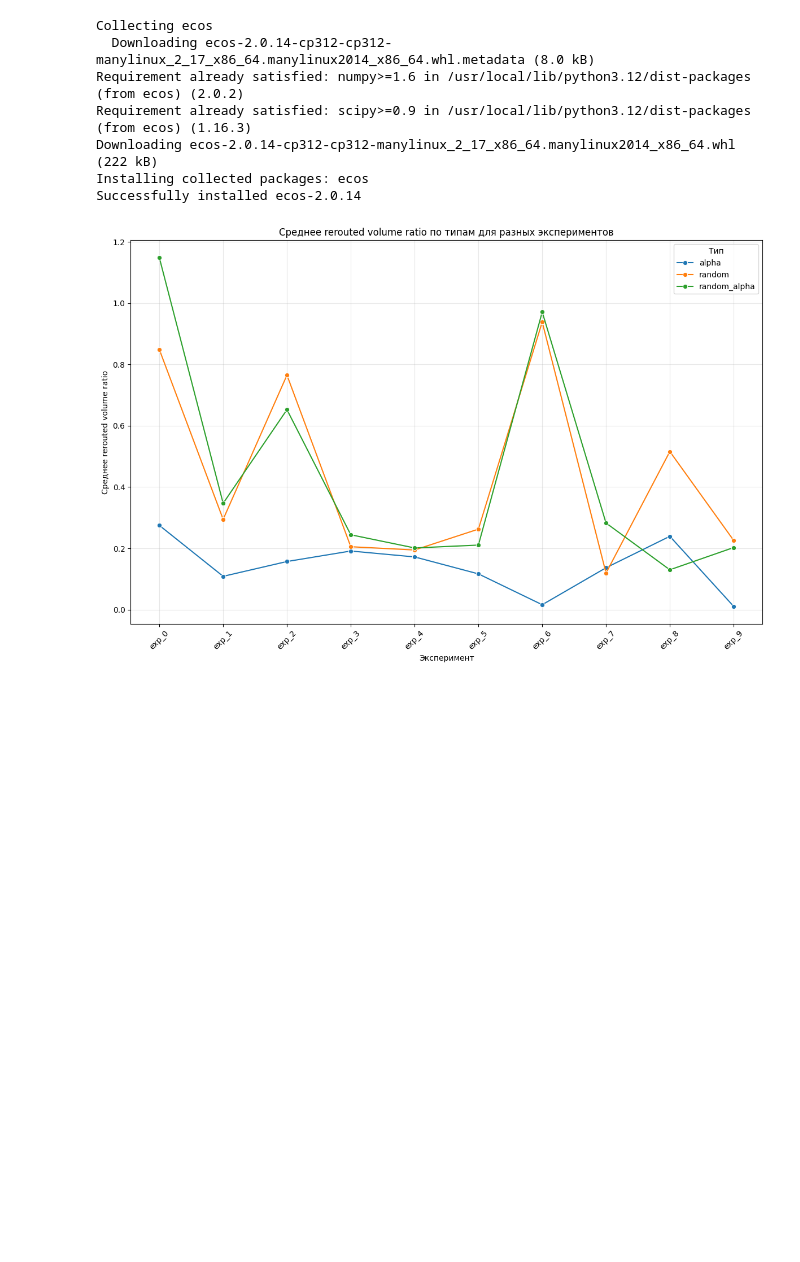
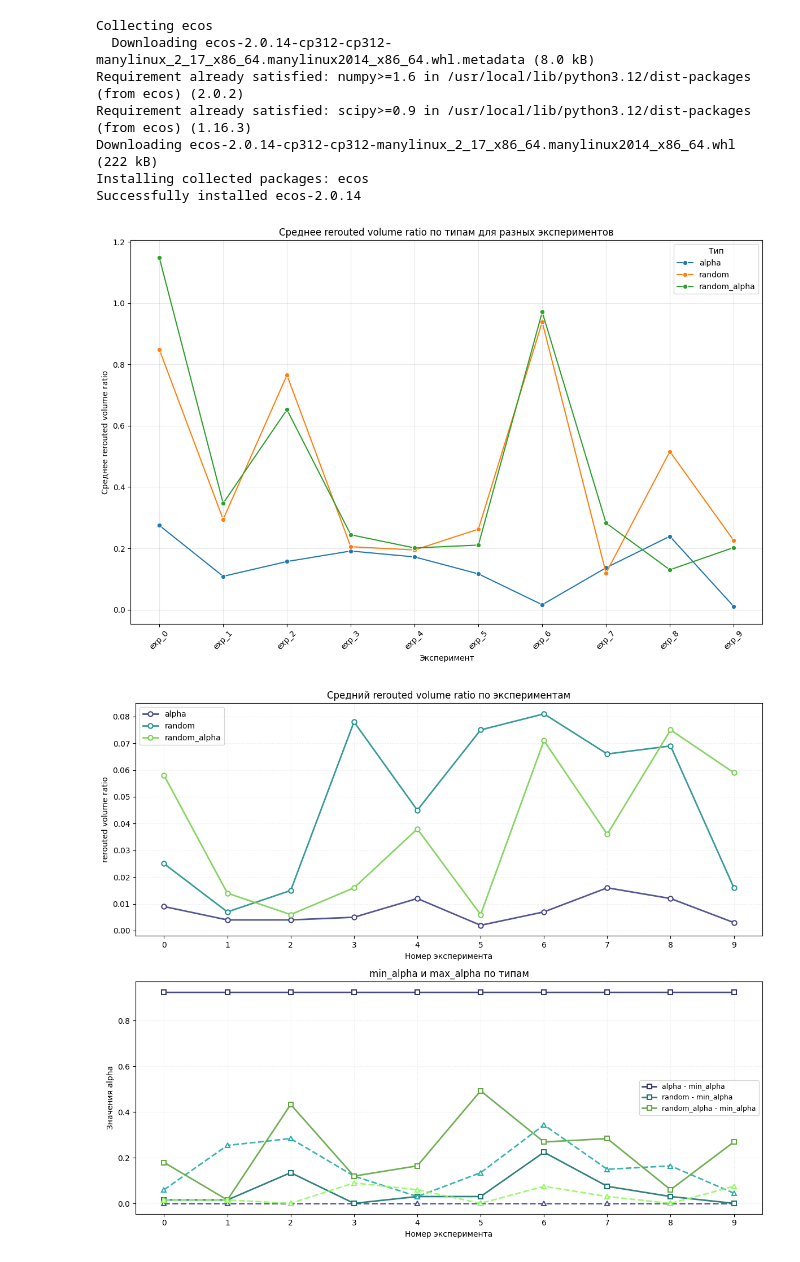
Before and after one commit to Karasiari/Graphs, a Jupyter notebook: CaseWithMean.ipynb, the cells around one changed output. Cells and saved outputs as stored; diff of their text form; code cells hidden in the pictures; blank space fills up the shorter version.

```diff
--- a/CaseWithMean.ipynb
+++ b/CaseWithMean.ipynb
@@ -131,0 +200,41 @@ def small_test(num_tests: int):
+# %%
+from graph_exps.traffic_generation.generation_for_exp import generate_own_traffic
+from graph_exps.SNRBA_generation.generation import generate_snr_ba_graph
+from graph_exps.readers.hugraph_reader import read_hu_graphs
+
+def get_graphs(num, type, capacity_value, names=None):
+  graphs = []
+  if type == "snr":
+    for i in range(num):
+      graph = generate_snr_ba_graph(num_nodes=35, capacity_value=capacity_value, random_seed=42+i)
+      graphs.append(graph)
+  elif type == "hu":
+    hu_graphs = read_hu_graphs('/content/drive/MyDrive/Кола', names, True)
+    for name, graph_data in hu_graphs.items():
+      adj_graph_hu, _ = hu_graphs[name]['adj_graph'], hu_graphs[name]['traffic_graph']
+      for i in range(num):
+        graphs.append(adj_graph_hu)
+  return graphs
+
+
+def small_alpha_test(graphs_for_tests, capacity_value, available_demand_volume, additional_resources, allocation_types):
+  experiment_dfs = []
+  for graph in graphs_for_tests:
+    adj_graph_alpha, traffic_graph_alpha =  generate_own_traffic(
+    graph,
+    available_demand_volumes,
+    generation_type="alpha_with_sa",
+    generation_params={"alpha_target": 0.35, "epsilon": 0.025, "median_weight_for_initial": 20, "var_for_initial": 1, "multi_max": 5, "t": 0.5}
+    )
+    graph_for_exp_alpha = HuGraphForExps(adj_graph_alpha, traffic_graph_alpha)
+    experiment_dfs.append(alpha_pref_test(graph_for_exp_alpha, additional_resources, allocation_types, available_demand_volumes))
+  return experiment_dfs
+
+available_demand_volumes = ((1, 0.9), (2, 0.1))
+capacity_value = 80.0
+additional_resources = [capacity_value] * 5
+allocation_types = ['alpha', 'random_alpha', 'random']
+additional_resources.sort(reverse=True)
+# %%
+snr_graphs_for_test = get_graphs(10, "snr", capacity_value)
+experiment_dfs_snr = small_alpha_test(snr_graphs_for_test, capacity_value, available_demand_volumes, additional_resources, allocation_types)
@@ -131,0 +358,4 @@ def small_test(num_tests: int):
+# %%
+plot_experiment_results(experiment_dfs_snr)
+# %% [output]
+[figure, added]
```
Also changed, not shown: parts of 9 cells of this notebook.
